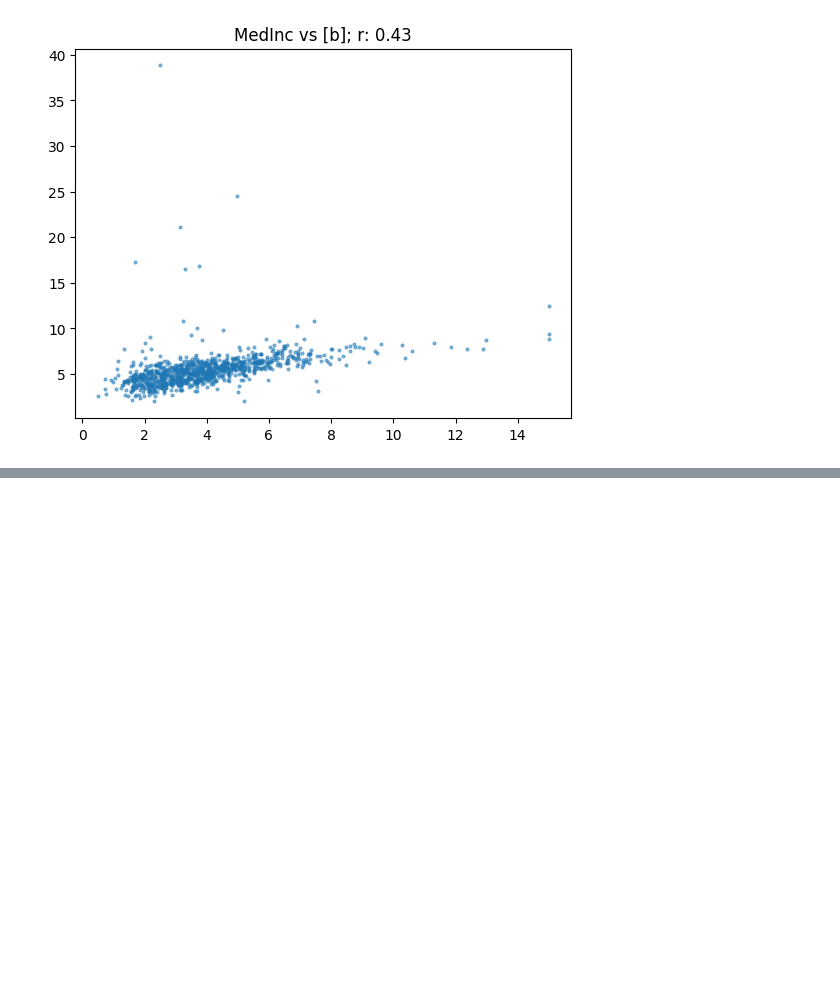
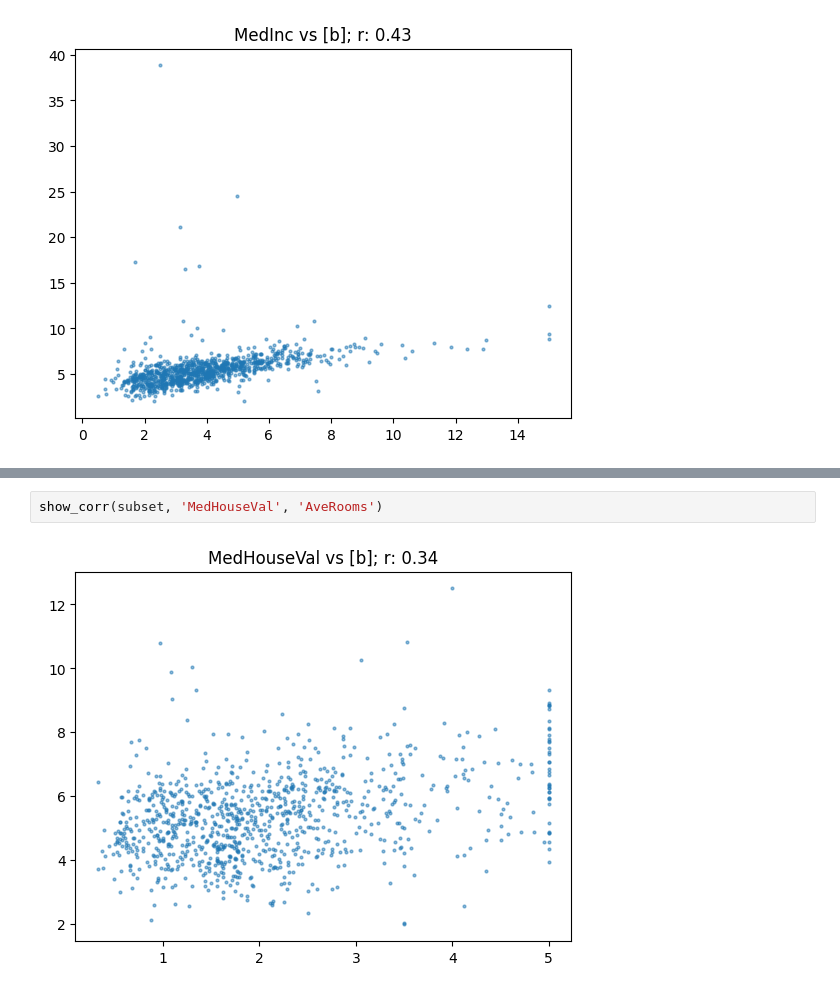
Before and after one commit to BMugo84/machine-learning-with-fastai, a Jupyter notebook: lesson 4/intro_to_nlp.ipynb, the cells around one changed output, grey strips where cells are left out. Drawn from its saved outputs; the diff is of its cells as text; blank space fills up the shorter version.

```diff
--- a/lesson 4/intro_to_nlp.ipynb
+++ b/lesson 4/intro_to_nlp.ipynb
@@ -502,0 +508,4 @@ show_corr(housing, 'MedInc', 'AveRooms')
+# %%
+show_corr(subset, 'MedHouseVal', 'AveRooms')
+# %% [output]
+[figure, added]
```
Also changed, not shown: parts of 3 cells of this notebook.
